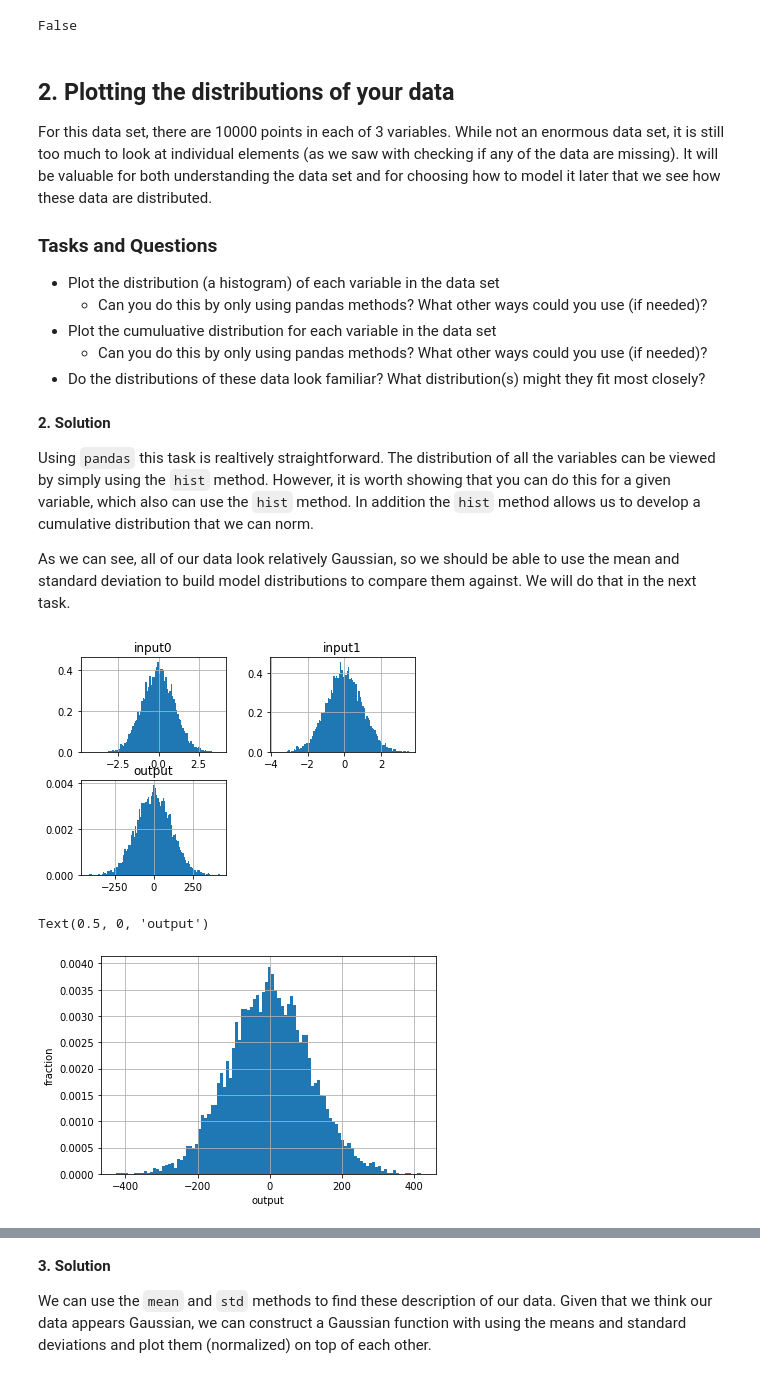
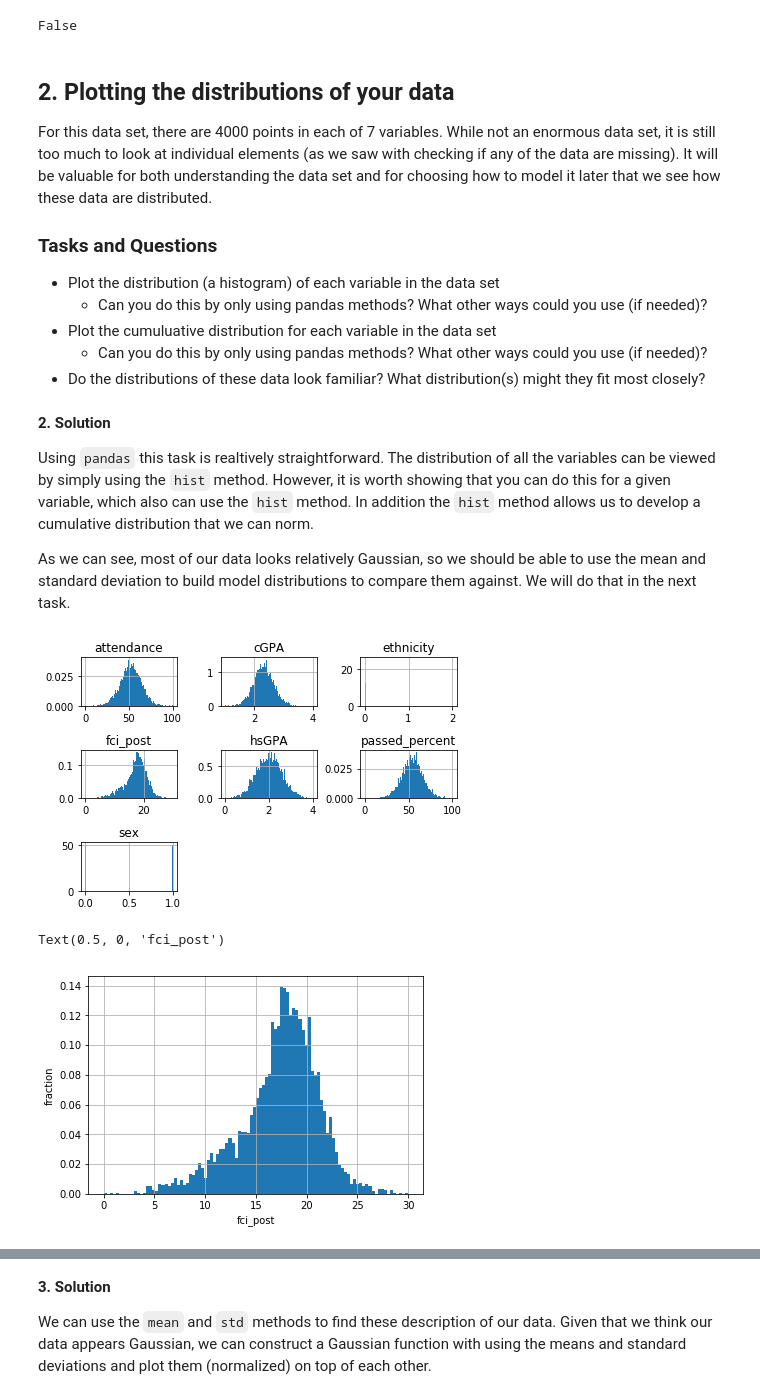
Before and after one commit to learningmachineslab/tutorials, a Jupyter notebook: exploring-data/src/data_exploration_tutorial_w_solutions.ipynb, the cells around one changed output, grey strips where cells are left out. Drawn from its saved outputs; the diff is of its cells as text; code cells hidden in the pictures.

Commit message:
updated notebooks to include educational data

```diff
--- a/exploring-data/src/data_exploration_tutorial_w_solutions.ipynb
+++ b/exploring-data/src/data_exploration_tutorial_w_solutions.ipynb
@@ -42,6 +42,4 @@ We read the file in using the `read_csv` method, which creates a dataframe. We a
 # %%
-df = pd.read_csv('../data/sample.csv',
-                 sep = '\t')
-
+df = pd.read_pickle('../data/regression_data.pkl')
 df.head()
 # %% [output]
@@ -66,7 +64,7 @@ False
 # %% [markdown]
 ## 2. Plotting the distributions of your data
 
-For this data set, there are 10000 points in each of 3 variables. While not an enormous data set, it is still too much to look at individual elements (as we saw with checking if any of the data are missing). It will be valuable for both understanding the data set and for choosing how to model it later that we see how these data are distributed.
+For this data set, there are 4000 points in each of 7 variables. While not an enormous data set, it is still too much to look at individual elements (as we saw with checking if any of the data are missing). It will be valuable for both understanding the data set and for choosing how to model it later that we see how these data are distributed.
 
 ### Tasks and Questions
 
@@ -80,19 +78,20 @@ __2. Solution__
 
 Using `pandas` this task is realtively straightforward. The distribution of all the variables can be viewed by simply using the `hist` method. However, it is worth showing that you can do this for a given variable, which also can use the `hist` method. In addition the `hist` method allows us to develop a cumulative distribution that we can norm.
 
-As we can see, all of our data look relatively Gaussian, so we should be able to use the mean and standard deviation to build model distributions to compare them against. We will do that in the next task.
+As we can see, most of our data looks relatively Gaussian, so we should be able to use the mean and standard deviation to build model distributions to compare them against. We will do that in the next task.
 # %%
-df.hist(bins = 100, density = 1);
+df.hist(bins = 100, density = 1)
+plt.tight_layout()
 # %% [output]
-[figure, old version]
+[figure, new version]
 # %%
-df['output'].hist(bins = 100, density = 1)
+df['fci_post'].hist(bins = 100, density = 1)
 
 plt.ylabel('fraction')
-plt.xlabel('output')
+plt.xlabel('fci_post')
 # %% [output]
-Text(0.5, 0, 'output')
+Text(0.5, 0, 'fci_post')
-[figure, old version]
+[figure, new version]
 # %%
 df.hist(cumulative=True,
         density = 1,
```
Also changed, not shown: parts of 39 cells of this notebook, 2 other files.
